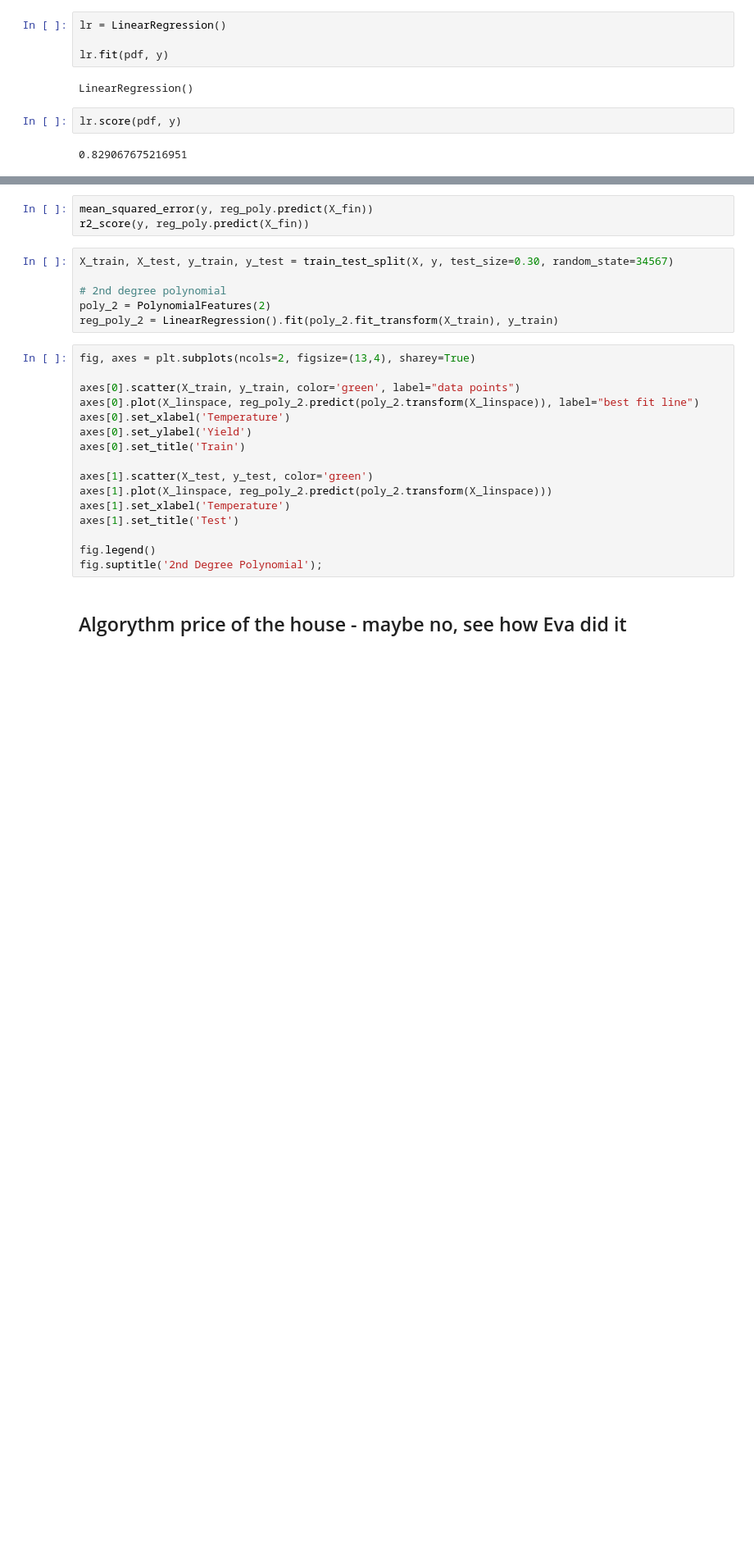
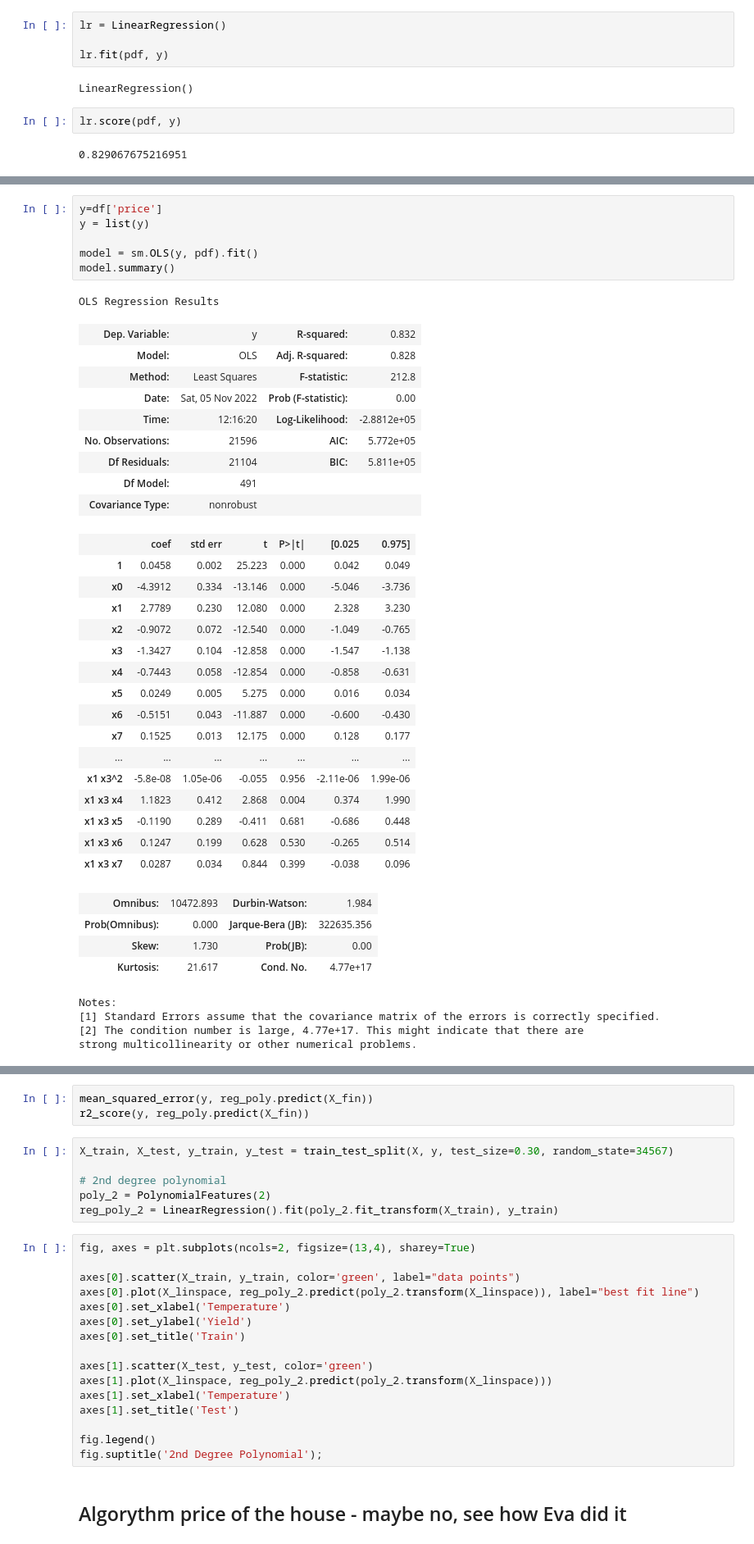
Before and after one commit to MNLKuzmin/dsc-phase-2-project-v2-3, a Jupyter notebook: student.ipynb, the cells around one changed output, grey strips where cells are left out. Shown at 82% size. Saved outputs shown, nothing was run; the diff lists cells and outputs as text; blank space fills up the shorter version.

```diff
--- a/student.ipynb
+++ b/student.ipynb
@@ -1528,0 +1557,41 @@ X_fin = poly.fit_transform(X)
+# %%
+y=df['price']
+y = list(y)
+
+model = sm.OLS(y, pdf).fit()
+model.summary()
+# %% [output]
+OLS Regression Results
+| Dep. Variable: | y | R-squared: | 0.832 |
+| Model: | OLS | Adj. R-squared: | 0.828 |
+| Method: | Least Squares | F-statistic: | 212.8 |
+| Date: | Sat, 05 Nov 2022 | Prob (F-statistic): | 0.00 |
+| Time: | 12:16:20 | Log-Likelihood: | -2.8812e+05 |
+| No. Observations: | 21596 | AIC: | 5.772e+05 |
+| Df Residuals: | 21104 | BIC: | 5.811e+05 |
+| Df Model: | 491 |  |  |
+| Covariance Type: | nonrobust |  |  |
+|  | coef | std err | t | P>|t| | [0.025 | 0.975] |
+| 1 | 0.0458 | 0.002 | 25.223 | 0.000 | 0.042 | 0.049 |
+| x0 | -4.3912 | 0.334 | -13.146 | 0.000 | -5.046 | -3.736 |
+| x1 | 2.7789 | 0.230 | 12.080 | 0.000 | 2.328 | 3.230 |
+| x2 | -0.9072 | 0.072 | -12.540 | 0.000 | -1.049 | -0.765 |
+| x3 | -1.3427 | 0.104 | -12.858 | 0.000 | -1.547 | -1.138 |
+| x4 | -0.7443 | 0.058 | -12.854 | 0.000 | -0.858 | -0.631 |
+| x5 | 0.0249 | 0.005 | 5.275 | 0.000 | 0.016 | 0.034 |
+| x6 | -0.5151 | 0.043 | -11.887 | 0.000 | -0.600 | -0.430 |
+| x7 | 0.1525 | 0.013 | 12.175 | 0.000 | 0.128 | 0.177 |
+| ... | ... | ... | ... | ... | ... | ... |
+| x1 x3^2 | -5.8e-08 | 1.05e-06 | -0.055 | 0.956 | -2.11e-06 | 1.99e-06 |
+| x1 x3 x4 | 1.1823 | 0.412 | 2.868 | 0.004 | 0.374 | 1.990 |
+| x1 x3 x5 | -0.1190 | 0.289 | -0.411 | 0.681 | -0.686 | 0.448 |
+| x1 x3 x6 | 0.1247 | 0.199 | 0.628 | 0.530 | -0.265 | 0.514 |
+| x1 x3 x7 | 0.0287 | 0.034 | 0.844 | 0.399 | -0.038 | 0.096 |
+| Omnibus: | 10472.893 | Durbin-Watson: | 1.984 |
+| Prob(Omnibus): | 0.000 | Jarque-Bera (JB): | 322635.356 |
+| Skew: | 1.730 | Prob(JB): | 0.00 |
+| Kurtosis: | 21.617 | Cond. No. | 4.77e+17 |
+Notes:
+[1] Standard Errors assume that the covariance matrix of the errors is correctly specified.
+[2] The condition number is large, 4.77e+17. This might indicate that there are
+strong multicollinearity or other numerical problems.
```
Also changed, not shown: parts of 52 cells of this notebook.
